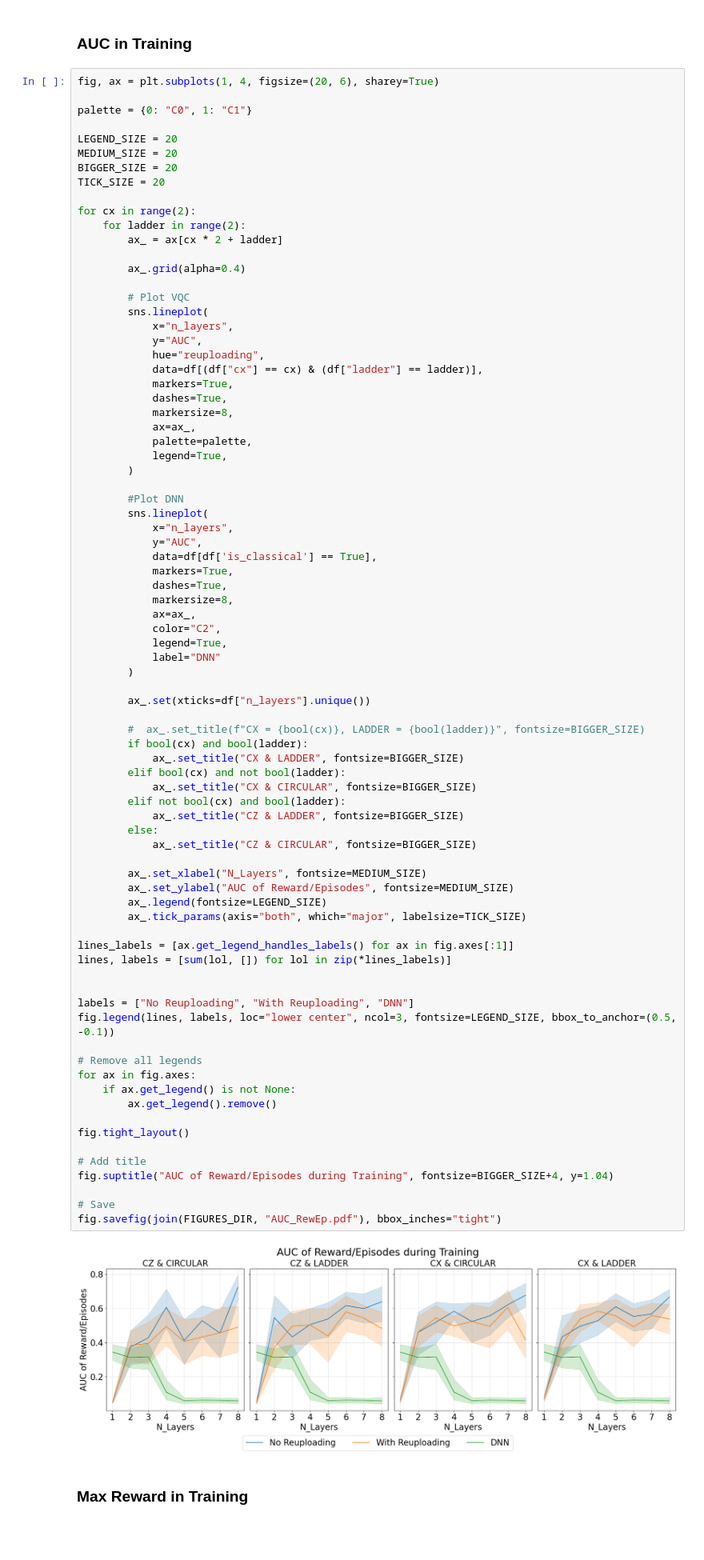
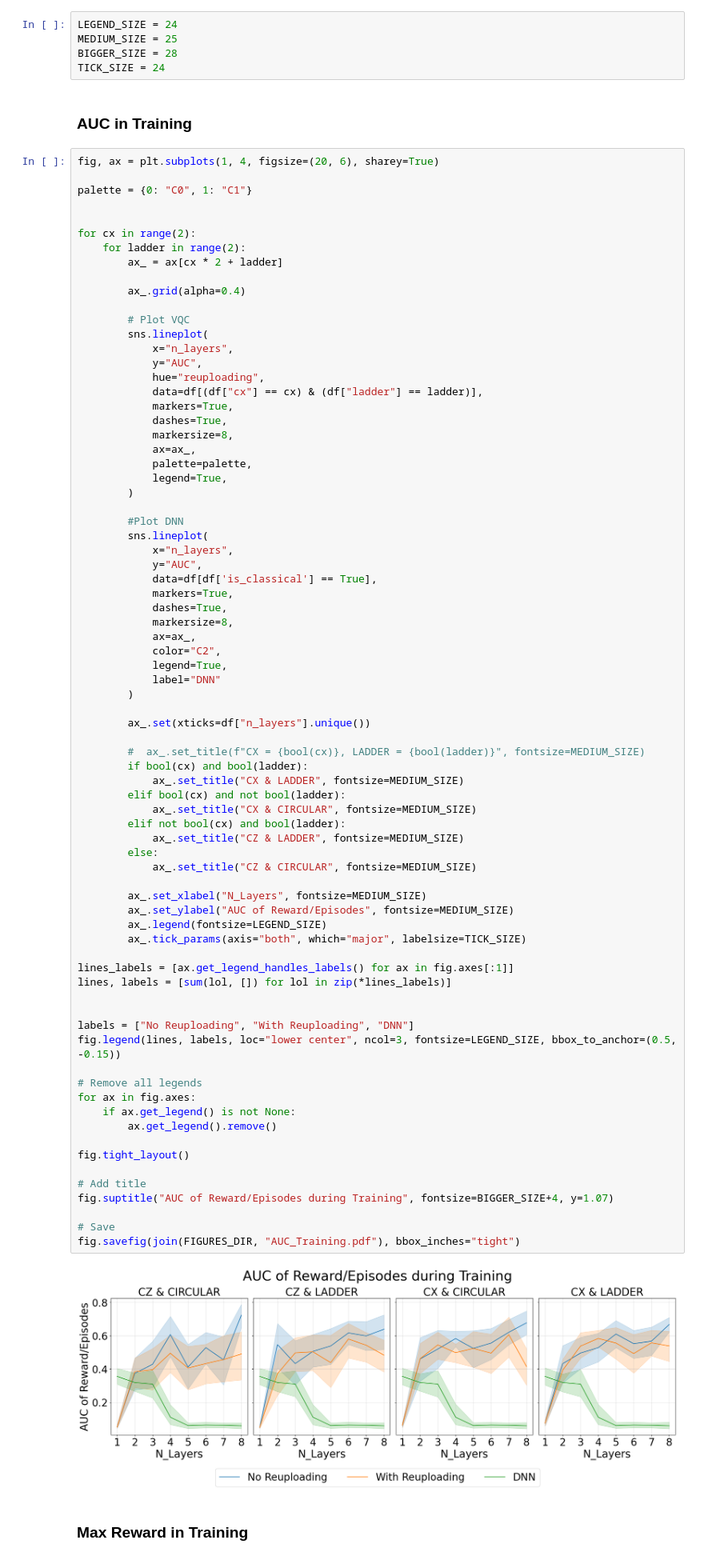
Before and after one commit to mcpeixoto/ReinforcementQML, a Jupyter notebook: plot.ipynb, the cells around one changed output. Shown at 80% size. Drawn from its saved outputs; the diff is of its cells as text; blank space fills up the shorter version.

Commit message:
last plots

```diff
--- a/plot.ipynb
+++ b/plot.ipynb
@@ -189,6 +189,11 @@ Try using .loc[row_indexer,col_indexer] = value instead
 
 See the caveats in the documentation: https://pandas.pydata.org/pandas-docs/stable/user_guide/indexing.html#returning-a-view-versus-a-copy
   df_DNN['reuploading'] = df_DNN['reuploading'].astype(int)
+# %%
+LEGEND_SIZE = 24
+MEDIUM_SIZE = 25
+BIGGER_SIZE = 28
+TICK_SIZE = 24
 # %% [markdown]
 ### AUC in Training
 # %%
@@ -196,10 +201,6 @@ fig, ax = plt.subplots(1, 4, figsize=(20, 6), sharey=True)
 
 palette = {0: "C0", 1: "C1"}
 
-LEGEND_SIZE = 20
-MEDIUM_SIZE = 20
-BIGGER_SIZE = 20
-TICK_SIZE = 20
 
 for cx in range(2):
     for ladder in range(2):
@@ -237,42 +238,42 @@ for cx in range(2):
 
         ax_.set(xticks=df["n_layers"].unique())
 
-        #  ax_.set_title(f"CX = {bool(cx)}, LADDER = {bool(ladder)}", fontsize=BIGGER_SIZE)
+        #  ax_.set_title(f"CX = {bool(cx)}, LADDER = {bool(ladder)}", fontsize=MEDIUM_SIZE)
         if bool(cx) and bool(ladder):
-            ax_.set_title("CX & LADDER", fontsize=BIGGER_SIZE)
+            ax_.set_title("CX & LADDER", fontsize=MEDIUM_SIZE)
         elif bool(cx) and not bool(ladder):
-            ax_.set_title("CX & CIRCULAR", fontsize=BIGGER_SIZE)
+            ax_.set_title("CX & CIRCULAR", fontsize=MEDIUM_SIZE)
         elif not bool(cx) and bool(ladder):
-            ax_.set_title("CZ & LADDER", fontsize=BIGGER_SIZE)
+            ax_.set_title("CZ & LADDER", fontsize=MEDIUM_SIZE)
         else:
-            ax_.set_title("CZ & CIRCULAR", fontsize=BIGGER_SIZE)
+            ax_.set_title("CZ & CIRCULAR", fontsize=MEDIUM_SIZE)
 
         ax_.set_xlabel("N_Layers", fontsize=MEDIUM_SIZE)
         ax_.set_ylabel("AUC of Reward/Episodes", fontsize=MEDIUM_SIZE)
         ax_.legend(fontsize=LEGEND_SIZE)
         ax_.tick_params(axis="both", which="major", labelsize=TICK_SIZE)
 
 lines_labels = [ax.get_legend_handles_labels() for ax in fig.axes[:1]]
 lines, labels = [sum(lol, []) for lol in zip(*lines_labels)]
 
 
 labels = ["No Reuploading", "With Reuploading", "DNN"]
-fig.legend(lines, labels, loc="lower center", ncol=3, fontsize=LEGEND_SIZE, bbox_to_anchor=(0.5, -0.1))
+fig.legend(lines, labels, loc="lower center", ncol=3, fontsize=LEGEND_SIZE, bbox_to_anchor=(0.5, -0.15))
 
 # Remove all legends
 for ax in fig.axes:
     if ax.get_legend() is not None:
         ax.get_legend().remove()
 
 fig.tight_layout()
 
 # Add title
-fig.suptitle("AUC of Reward/Episodes during Training", fontsize=BIGGER_SIZE+4, y=1.04)
+fig.suptitle("AUC of Reward/Episodes during Training", fontsize=BIGGER_SIZE+4, y=1.07)
 
 # Save
-fig.savefig(join(FIGURES_DIR, "AUC_RewEp.pdf"), bbox_inches="tight")
+fig.savefig(join(FIGURES_DIR, "AUC_Training.pdf"), bbox_inches="tight")
 # %% [output]
-[figure, old version]
+[figure, new version]
 # %% [markdown]
 ### Max Reward in Training
 # %%
```
Also changed, not shown: parts of 7 cells of this notebook.
